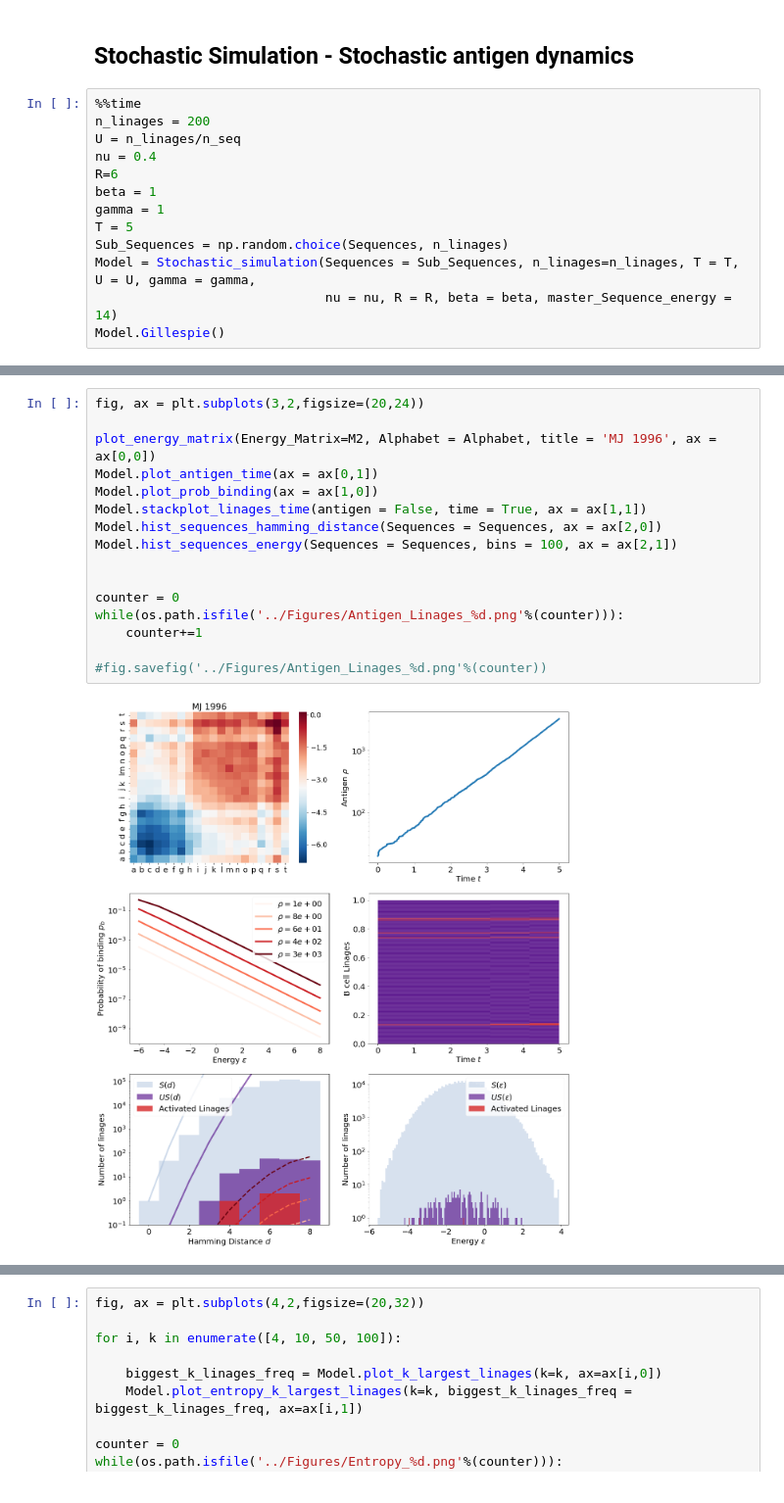
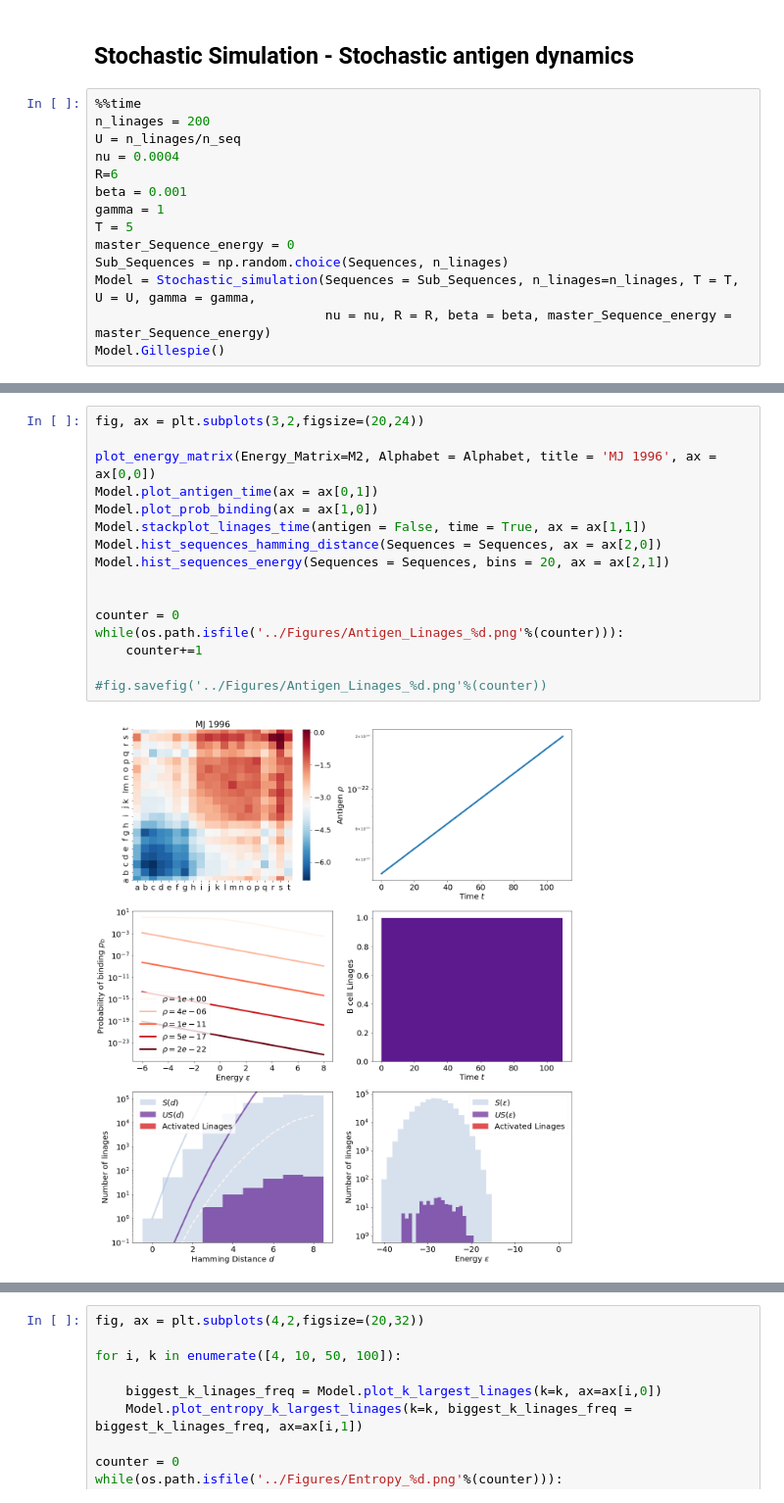
Before and after one commit to betoto008/Affinity_maturation, a Jupyter notebook: Jupyter_Notebooks/Stochastic_simulation.ipynb, the cells around one changed output, grey strips where cells are left out. Shown at 98% size. Cells and saved outputs as stored; diff of their text form.

```diff
--- a/Jupyter_Notebooks/Stochastic_simulation.ipynb
+++ b/Jupyter_Notebooks/Stochastic_simulation.ipynb
@@ -130,13 +128,14 @@ ax.set_yscale('log')
 %%time
 n_linages = 200
 U = n_linages/n_seq
-nu = 0.4
+nu = 0.0004
 R=6
-beta = 1
+beta = 0.001
 gamma = 1
 T = 5
+master_Sequence_energy = 0
 Sub_Sequences = np.random.choice(Sequences, n_linages)
 Model = Stochastic_simulation(Sequences = Sub_Sequences, n_linages=n_linages, T = T, U = U, gamma = gamma,
-                              nu = nu, R = R, beta = beta, master_Sequence_energy = 14)
+                              nu = nu, R = R, beta = beta, master_Sequence_energy = master_Sequence_energy)
 Model.Gillespie()
 # %% [output]
@@ -145,18 +146,18 @@ Wall time: 17.6 s
 # %%
 fig, ax = plt.subplots(3,2,figsize=(20,24))
 
 plot_energy_matrix(Energy_Matrix=M2, Alphabet = Alphabet, title = 'MJ 1996', ax = ax[0,0])
 Model.plot_antigen_time(ax = ax[0,1])
 Model.plot_prob_binding(ax = ax[1,0])
 Model.stackplot_linages_time(antigen = False, time = True, ax = ax[1,1])
 Model.hist_sequences_hamming_distance(Sequences = Sequences, ax = ax[2,0])
-Model.hist_sequences_energy(Sequences = Sequences, bins = 100, ax = ax[2,1])
+Model.hist_sequences_energy(Sequences = Sequences, bins = 20, ax = ax[2,1])
 
 
 counter = 0
 while(os.path.isfile('../Figures/Antigen_Linages_%d.png'%(counter))):
     counter+=1
 
 #fig.savefig('../Figures/Antigen_Linages_%d.png'%(counter))
 # %% [output]
-[figure, old version]
+[figure, new version]
```
Also changed, not shown: parts of 23 cells of this notebook, 3 other files.
